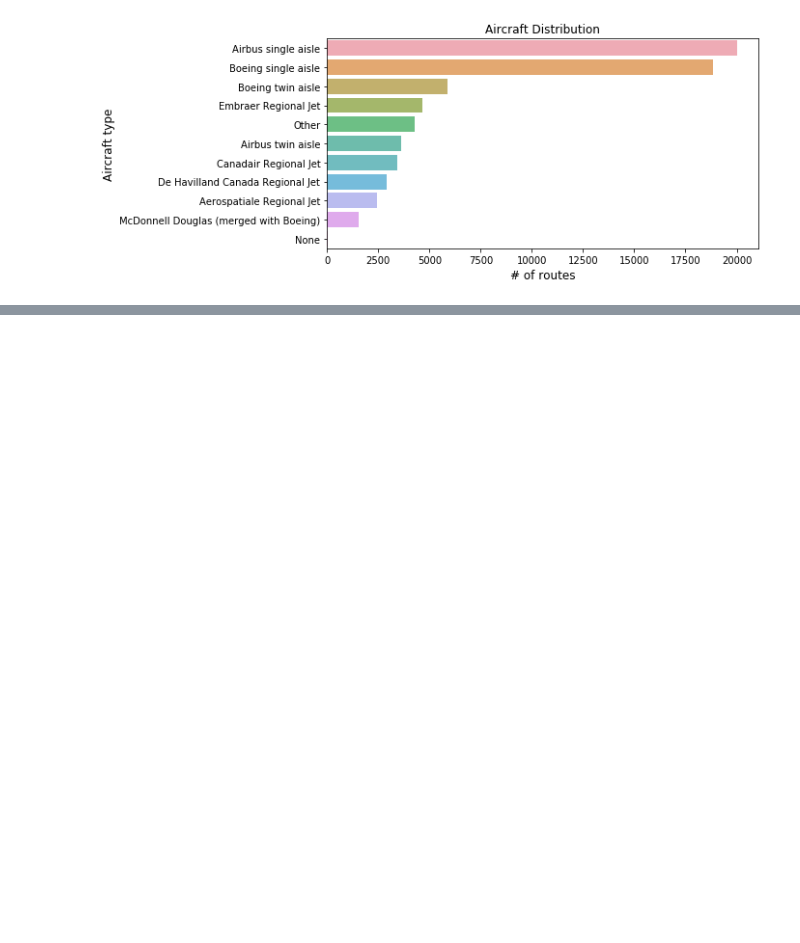
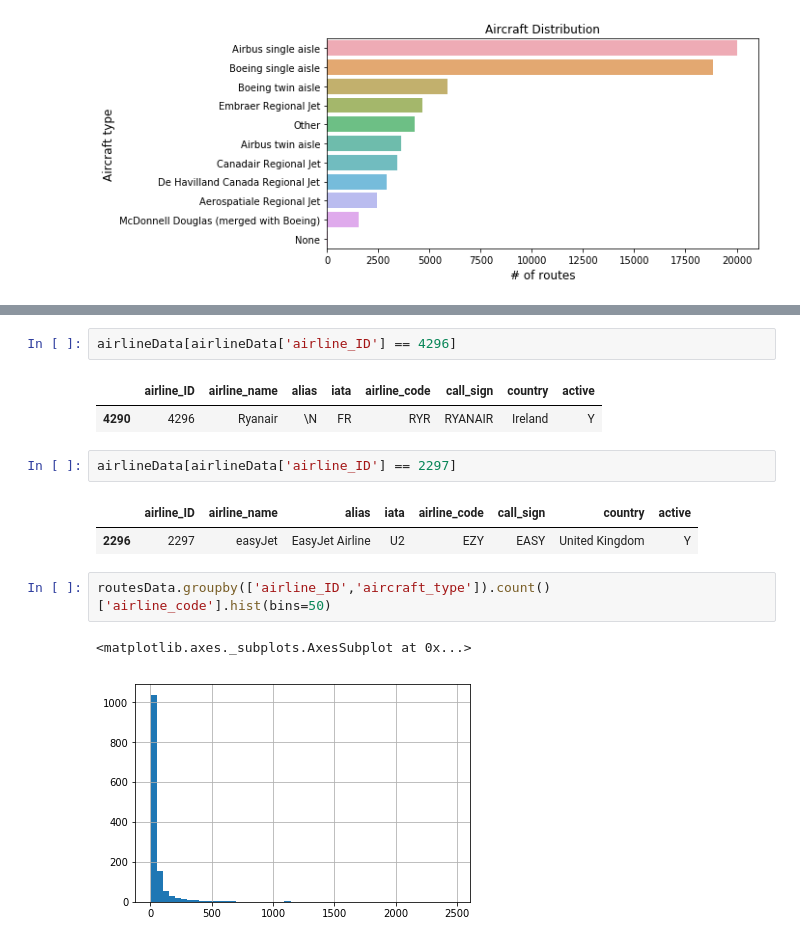
Before and after one commit to sairavuru/w209_final_project_air, a Jupyter notebook: Data/airplanes_EDA.ipynb, the cells around one changed output, grey strips where cells are left out. Cells and saved outputs as stored; diff of their text form; blank space fills up the shorter version.

```diff
--- a/Data/airplanes_EDA.ipynb
+++ b/Data/airplanes_EDA.ipynb
@@ -177,0 +217,15 @@ Text(0, 0.5, 'Aircraft type')
+# %%
+airlineData[airlineData['airline_ID'] == 4296]
+# %% [output]
+|  | airline_ID | airline_name | alias | iata | airline_code | call_sign | country | active |
+| 4290 | 4296 | Ryanair | \N | FR | RYR | RYANAIR | Ireland | Y |
+# %%
+airlineData[airlineData['airline_ID'] == 2297]
+# %% [output]
+|  | airline_ID | airline_name | alias | iata | airline_code | call_sign | country | active |
+| 2296 | 2297 | easyJet | EasyJet Airline | U2 | EZY | EASY | United Kingdom | Y |
+# %%
+routesData.groupby(['airline_ID','aircraft_type']).count()['airline_code'].hist(bins=50)
+# %% [output]
+<matplotlib.axes._subplots.AxesSubplot at 0x...>
+[figure, added]
```
Also changed, not shown: parts of 8 cells of this notebook.
